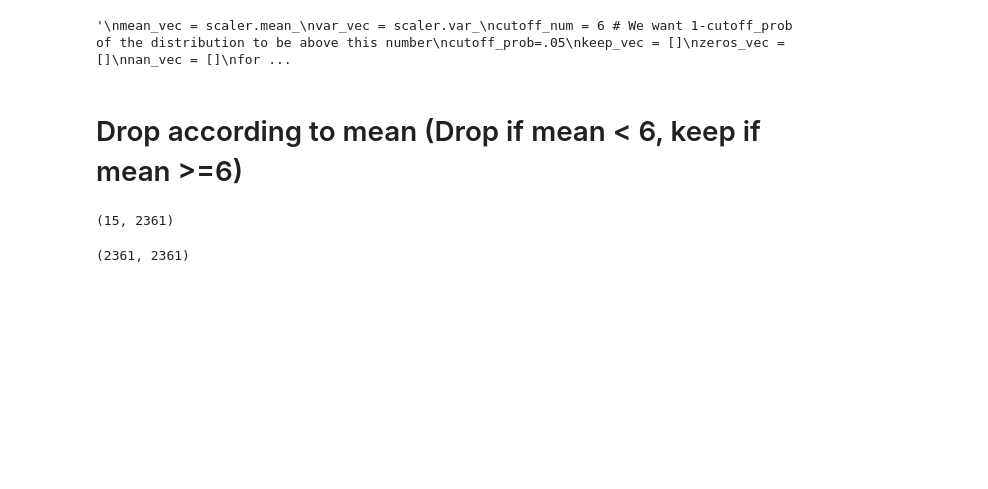
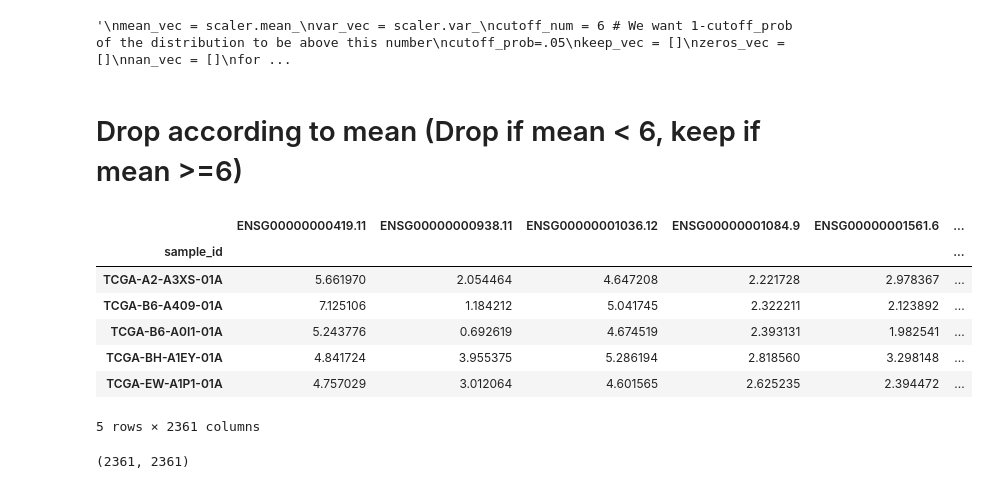
Before and after one commit to alexwdong/CancerInformatics, a Jupyter notebook: gene_selection.ipynb, the cells around one changed output. Drawn from its saved outputs; the diff is of its cells as text; code cells hidden in the pictures; blank space fills up the shorter version.

```diff
--- a/gene_selection.ipynb
+++ b/gene_selection.ipynb
@@ -18,14 +19,14 @@ pd.set_option('display.max_rows', None)
 ###  Note that the loaded data has already been log_2(x+1) transformed from the raw values
 # %%
 # Read in new data
-filepath_new = '../mmc1-tony.xlsx'
+filepath_new = 'ClinicalFiles/mmc1-tony.xlsx'
 data_new = pd.read_excel(filepath_new,index_col=0)
 # %%
 data_BRCA_lung = create_dataset(cancer_type = 'BRCA',
                                 new_tumor_event_site = 'Lung',
                                 data_new = data_new,
-                                filepath_ge = '../BRCA/TCGA-BRCA.htseq_fpkm.tsv',
-                                filepath_ph = '../BRCA/TCGA-BRCA.GDC_phenotype.tsv')
+                                filepath_ge = 'TCGAFiles/BRCA/TCGA-BRCA.htseq_fpkm.tsv',
+                                filepath_ph = 'TCGAFiles/BRCA/TCGA-BRCA.GDC_phenotype.tsv')
 # %%
 data_BRCA_lung
 # %% [output]
@@ -56,7 +57,7 @@ col_trunc_df = pd.DataFrame(col_trunc_list)
 col_trunc_df = pd.concat([col_trunc_df,pd.DataFrame(data_BRCA_lung.columns[:-4])],axis=1)
 col_trunc_df.columns = ['ensembl_gene_id','og_index']
 # %%
-names_df = pd.read_csv('../ensembl_index.csv',index_col = 0)
+names_df = pd.read_csv('ensembl_index.csv',index_col = 0)
 final_names = pd.merge(names_df,col_trunc_df)
 # %%
 gene_list = final_names.og_index.tolist()
@@ -152,9 +153,16 @@ for ii in range(len(mean_vec)):
 # %%
 X_filtered = X_tumor_df[X_tumor_df.columns[mean_vec>=2]]
 # %%
-X_filtered.shape
+X_filtered.head()
 # %% [output]
+|  | ENSG00000000419.11 | ENSG00000000938.11 | ENSG00000001036.12 | ENSG00000001084.9 | ENSG00000001561.6 | ... |
+| sample_id |  |  |  |  |  | ... |
+| TCGA-A2-A3XS-01A | 5.661970 | 2.054464 | 4.647208 | 2.221728 | 2.978367 | ... |
+| TCGA-B6-A409-01A | 7.125106 | 1.184212 | 5.041745 | 2.322211 | 2.123892 | ... |
+| TCGA-B6-A0I1-01A | 5.243776 | 0.692619 | 4.674519 | 2.393131 | 1.982541 | ... |
+| TCGA-BH-A1EY-01A | 4.841724 | 3.955375 | 5.286194 | 2.818560 | 3.298148 | ... |
+| TCGA-EW-A1P1-01A | 4.757029 | 3.012064 | 4.601565 | 2.625235 | 2.394472 | ... |
-(15, 2361)
+5 rows × 2361 columns
 # %%
 breast_genes_c = [gene for gene in X_filtered.columns]
 breast_genes_c_trunc = [x[:15] for x in breast_genes_c]
```
Also changed, not shown: parts of 20 cells of this notebook.
